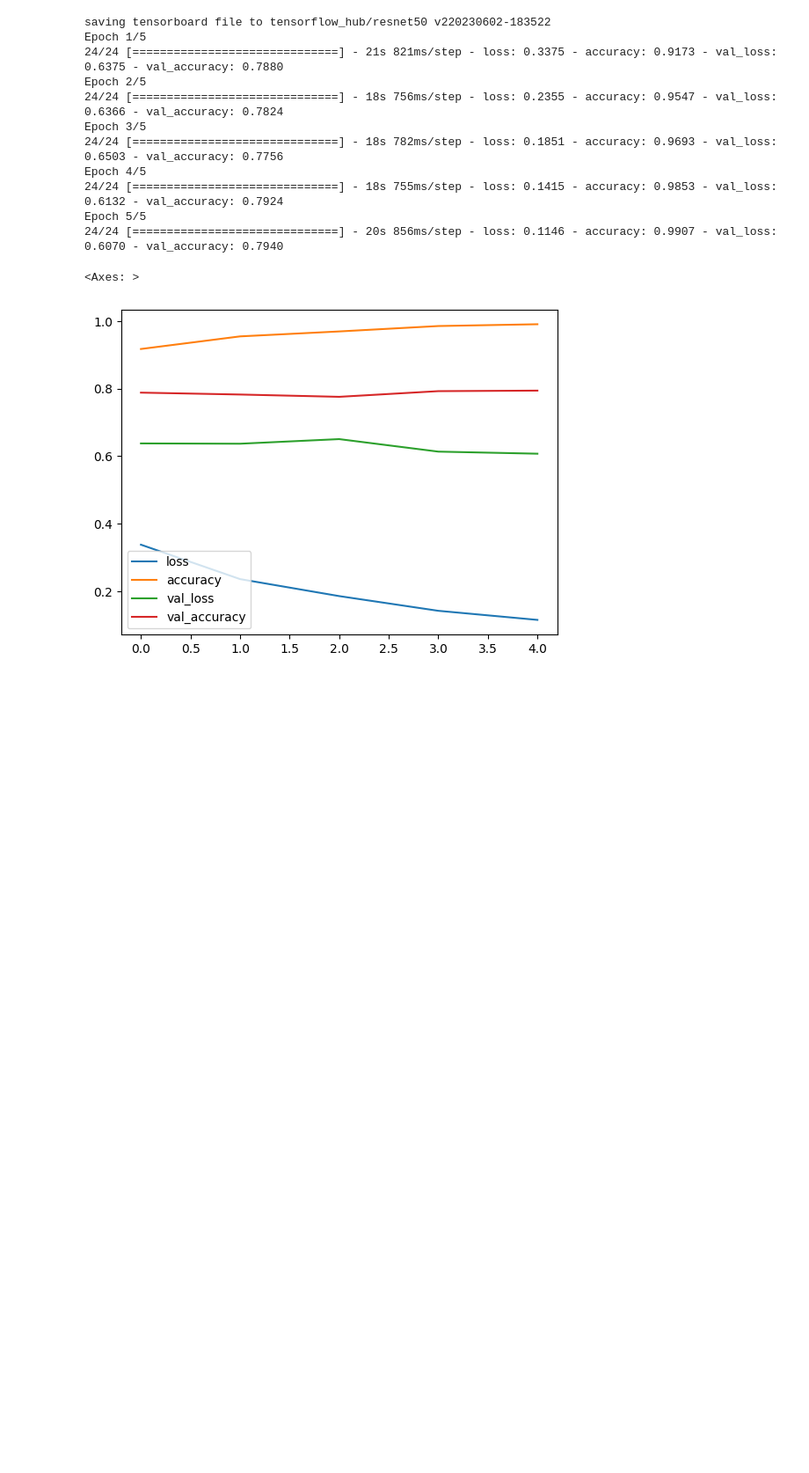
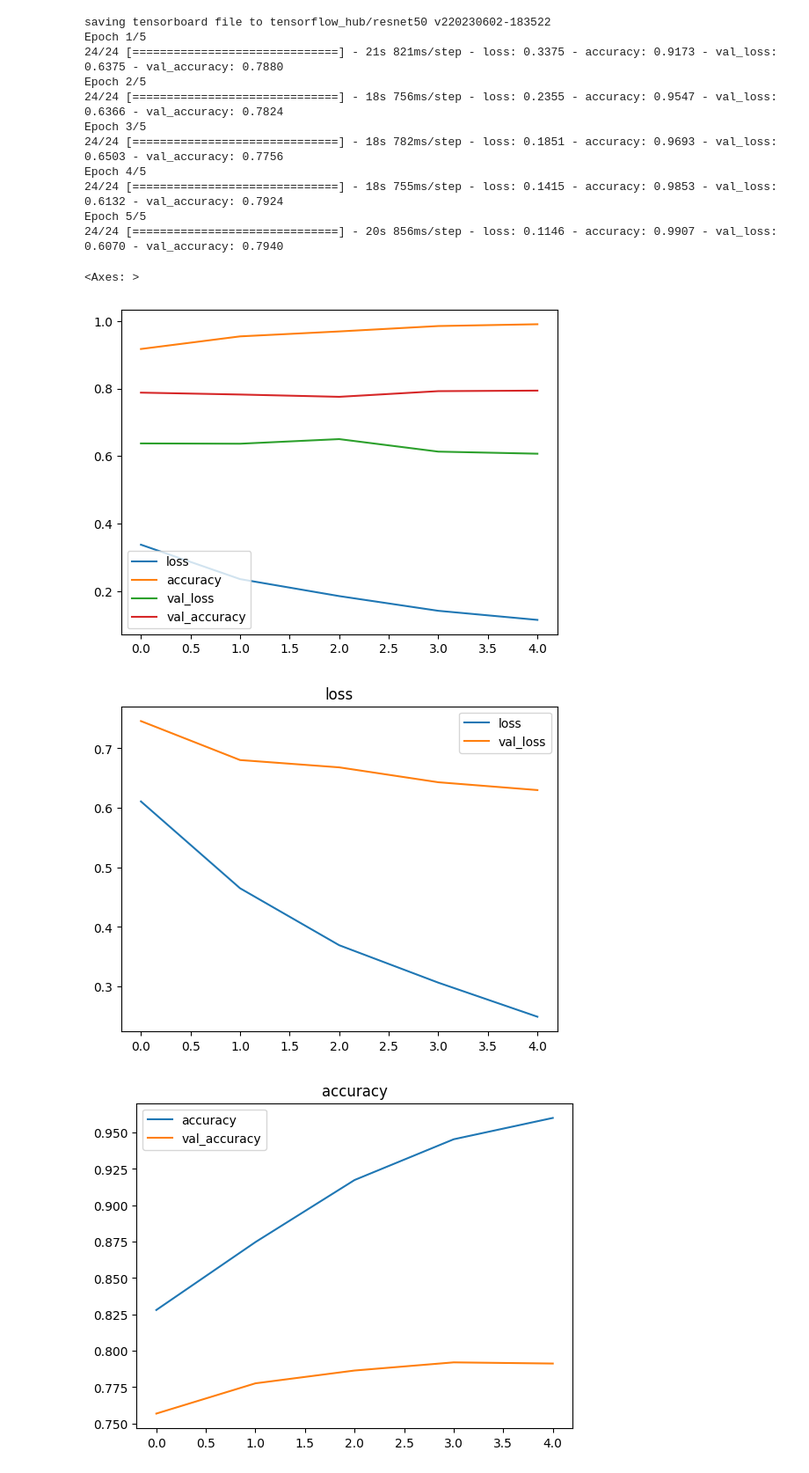
Before and after one commit to KrishnaSChavan/MachineLearning, a Jupyter notebook: Transfer_learning_1.ipynb, the cells around one changed output. Shown at 88% size. Saved outputs shown, nothing was run; the diff lists cells and outputs as text; code cells hidden in the pictures; blank space fills up the shorter version.

```diff
--- a/Transfer_learning_1.ipynb
+++ b/Transfer_learning_1.ipynb
@@ -255,16 +277,16 @@ pd.DataFrame(history.history).plot()
 # %%
-resnet_history = resnet_model.fit(
-    train_data,
-    epochs = 5,
-    steps_per_epoch=len(train_data),
-    validation_data = test_data,
-    validation_steps=len(test_data),
-    callbacks=[
-        create_tensorboard_callback(dir_name='tensorflow_hub',
-                                    experiment_name='resnet50 v2')
-    ]
+# resnet_history = resnet_model.fit(
+#     train_data,
+#     epochs = 5,
+#     steps_per_epoch=len(train_data),
+#     validation_data = test_data,
+#     validation_steps=len(test_data),
+#     callbacks=[
+#         create_tensorboard_callback(dir_name='tensorflow_hub',
+#                                     experiment_name='resnet50 v2')
+#     ]
 
-)
+# )
 # %% [output]
 saving tensorboard file to tensorflow_hub/resnet50 v220230602-183522
 Epoch 1/5
@@ -282,3 +304,8 @@ pd.DataFrame(resnet_history.history).plot()
 # %% [output]
 <Axes: >
 [figure]
+# %%
+loss_curve(resnet_history)
+# %% [output]
+[figure, added]
+[figure, added]
```
Also changed, not shown: parts of 22 cells of this notebook.
